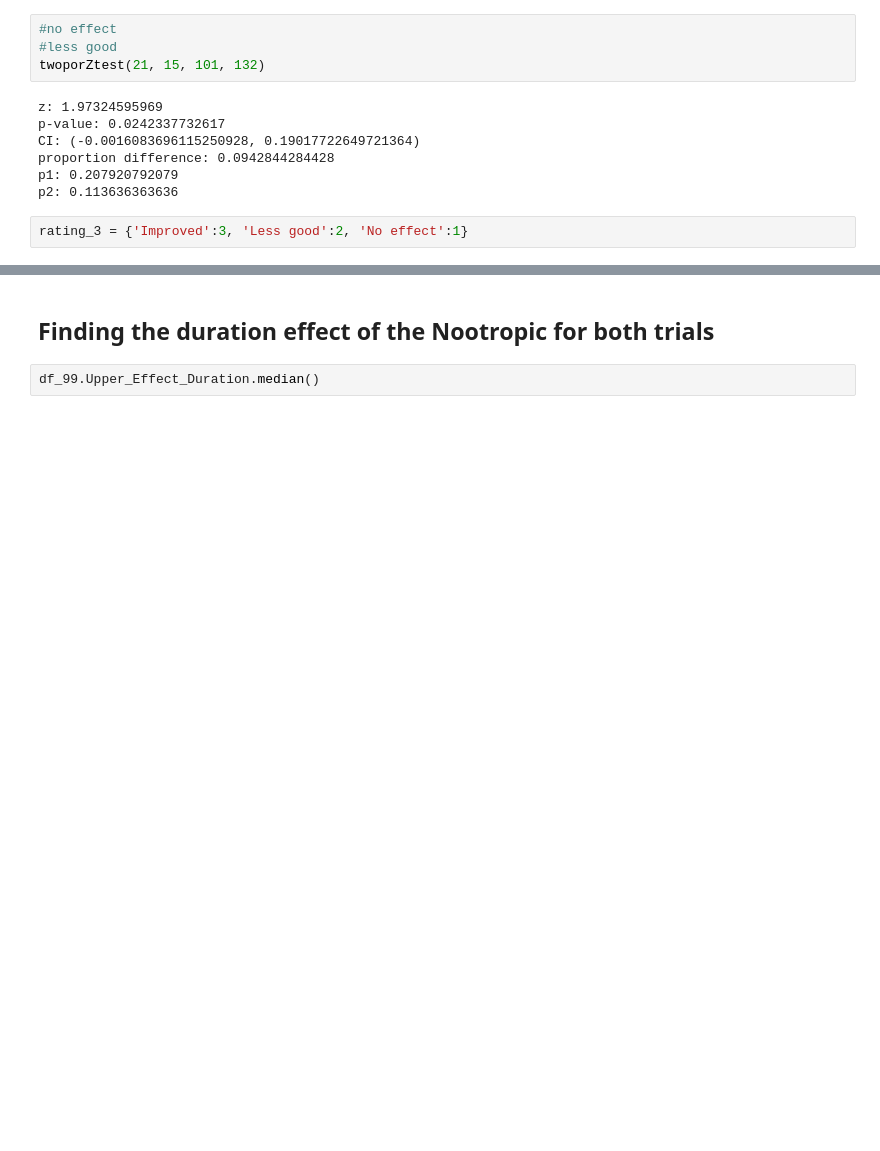
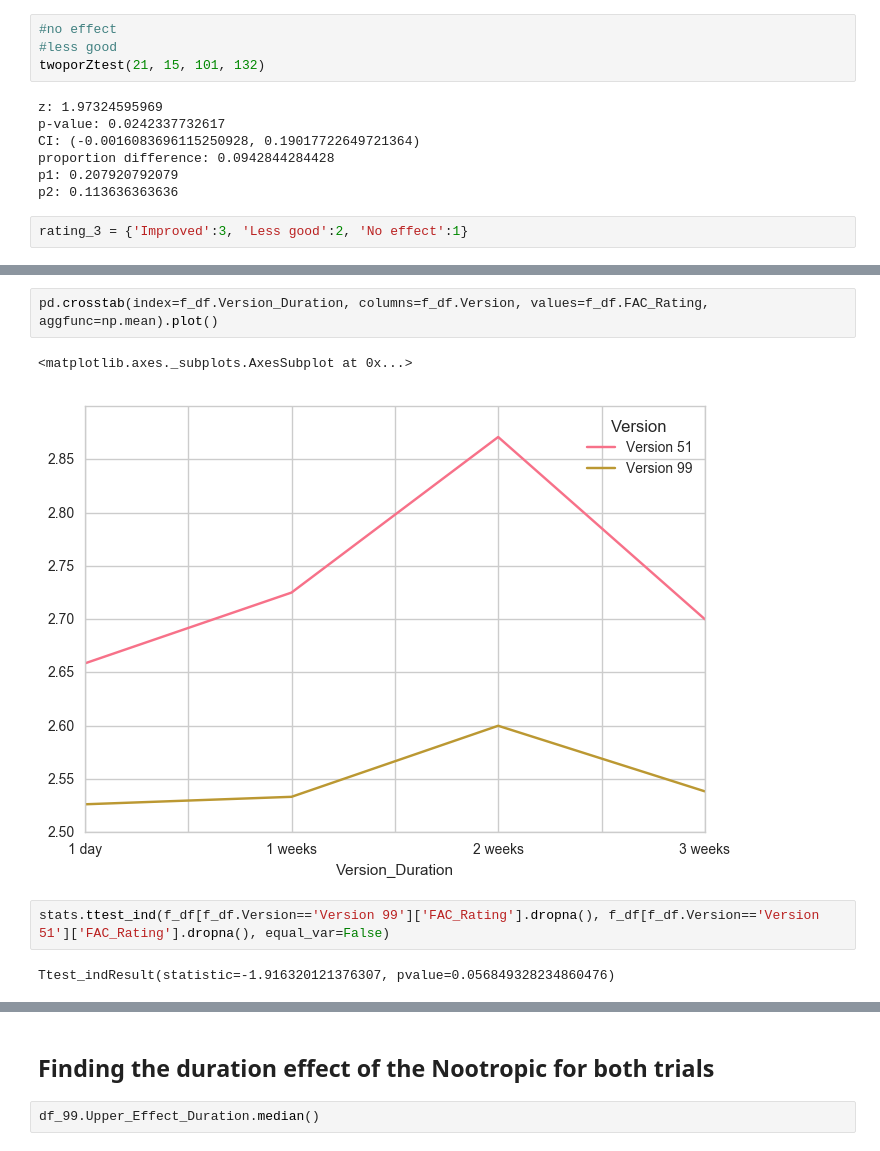
Before and after one commit to s-leung/NootropicProject, a Jupyter notebook: Comparing between Trials .ipynb, the cells around one changed output, grey strips where cells are left out. Drawn from its saved outputs; the diff is of its cells as text; blank space fills up the shorter version.

```diff
--- a/Comparing between Trials .ipynb
+++ b/Comparing between Trials .ipynb
@@ -802,0 +1011,9 @@ f_df['FAC_Rating'] = f_df['Focus_Atten_Concen'].map(rating_3)
+# %%
+pd.crosstab(index=f_df.Version_Duration, columns=f_df.Version, values=f_df.FAC_Rating, aggfunc=np.mean).plot()
+# %% [output]
+<matplotlib.axes._subplots.AxesSubplot at 0x...>
+[figure, added]
+# %%
+stats.ttest_ind(f_df[f_df.Version=='Version 99']['FAC_Rating'].dropna(), f_df[f_df.Version=='Version 51']['FAC_Rating'].dropna(), equal_var=False)
+# %% [output]
+Ttest_indResult(statistic=-1.916320121376307, pvalue=0.056849328234860476)
```
Also changed, not shown: parts of 78 cells of this notebook.
